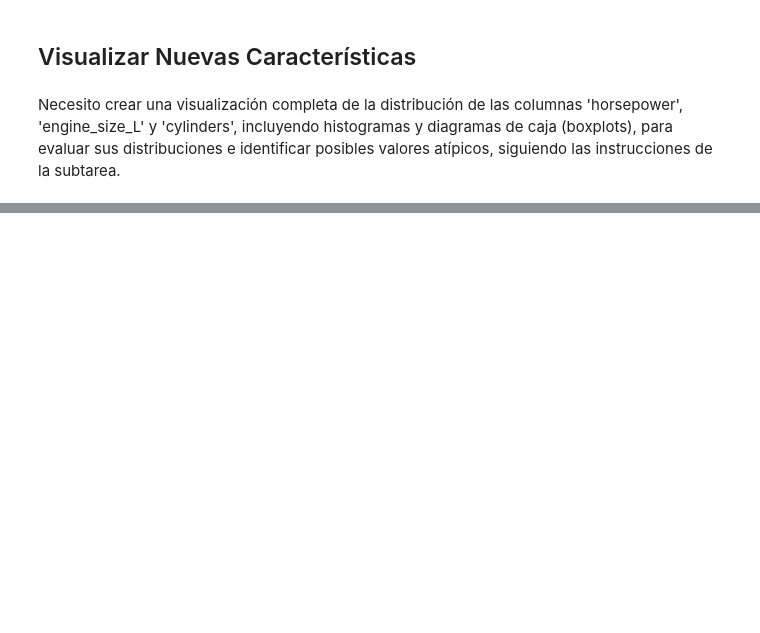
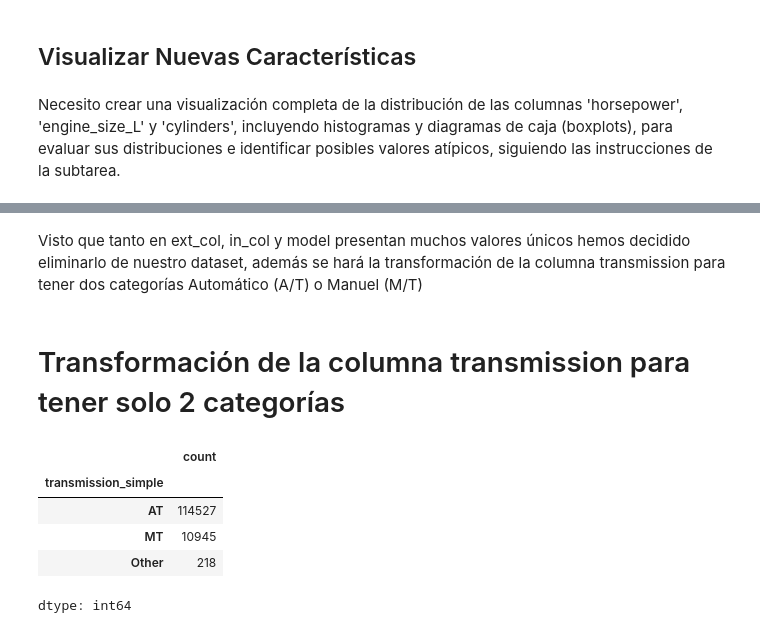
Before and after one commit to Bootcamp-Data-Analyst/proyecto7-grupo3-problema-de-regresion, a Jupyter notebook: car-price-ml-proyect/notebooks/Data_Cleaning_and_Transformation.ipynb, the cells around one changed output, grey strips where cells are left out. Cells and saved outputs as stored; diff of their text form; code cells hidden in the pictures; blank space fills up the shorter version.

```diff
--- a/car-price-ml-proyect/notebooks/Data_Cleaning_and_Transformation.ipynb
+++ b/car-price-ml-proyect/notebooks/Data_Cleaning_and_Transformation.ipynb
@@ -364,14 +447,16 @@ import re
 pattern_engine_size = r'(\d+\.?\d*)L'
 
 # Extraer tamaño del motor y crear nueva columna
-df['engine_size_L'] = df['engine'].str.extract(pattern_engine_size)[0]
+df_train['engine_size_L'] = df_train['engine'].str.extract(pattern_engine_size)[0]
+df_test['engine_size_L'] = df_test['engine'].str.extract(pattern_engine_size)[0]
 
 # Convertir a número, valores inválidos se vuelven NaN
-df['engine_size_L'] = pd.to_numeric(df['engine_size_L'], errors='coerce')
+df_train['engine_size_L'] = pd.to_numeric(df_train['engine_size_L'], errors='coerce')
+df_test['engine_size_L'] = df_test['engine'].str.extract(pattern_engine_size)[0]
 
 # Verificar extracción mostrando las primeras filas
 print("DataFrame head with extracted engine size (Liters):")
-print(df[['engine', 'engine_size_L']].head())
+print(df_train[['engine', 'engine_size_L']].head())
 # %% [output]
 DataFrame head with extracted engine size (Liters):
                                               engine  engine_size_L
@@ -412,14 +497,16 @@ import re
 pattern_cylinders = r'(\d+)\s*Cylinder'
 
 # Extraer el número de cilindros de la columna 'engine' y crear nueva columna
-df['cylinders'] = df['engine'].str.extract(pattern_cylinders)[0]
+df_train['cylinders'] = df_train['engine'].str.extract(pattern_cylinders)[0]
+df_test['cylinders'] = df_test['engine'].str.extract(pattern_cylinders)[0]
 
 # Convertir la columna 'cylinders' a tipo numérico; valores inválidos se vuelven NaN
-df['cylinders'] = pd.to_numeric(df['cylinders'], errors='coerce')
+df_train['cylinders'] = pd.to_numeric(df_train['cylinders'], errors='coerce')
+df_test['cylinders'] = df_test['engine'].str.extract(pattern_cylinders)[0]
 
 # Verificar la extracción mostrando las primeras filas
 print("DataFrame head with extracted number of cylinders:")
-print(df[['engine', 'cylinders']].head())
+print(df_train[['engine', 'cylinders']].head())
 # %% [output]
 DataFrame head with extracted number of cylinders:
                                               engine  cylinders
@@ -894,0 +726,39 @@ DataFrame exportado exitosamente a 'cleaned_train.csv'
+# %% [markdown]
+Visto que tanto en ext_col, in_col y model presentan muchos valores únicos hemos decidido eliminarlo de nuestro dataset, además se hará la transformación de la columna transmission para tener dos categorías Automático (A/T) o Manuel (M/T)
+# %% [markdown]
+# Transformación de la columna transmission para tener solo 2 categorías
+# %%
+#Funcion para reemplazar el valor
+def map_transmission_safe(x):
+    x = str(x).lower()
+
+    manual_keywords = ['manual', 'm/t']
+    auto_keywords = [
+        'automatic', 'a/t', 'cvt', 'dual', 'dct', 'auto',
+        'single-speed', 'fixed gear', 'overdrive'
+    ]
+
+    if any(k in x for k in manual_keywords):
+        return 'MT'
+    elif any(k in x for k in auto_keywords):
+        return 'AT'
+    elif 'speed' in x:
+        return 'AT'
+    else:
+        return 'Other'
+
+
+#Creacion de nueva columna
+df_train['transmission_simple'] = df_train['transmission'].apply(map_transmission_safe)
+df_train['transmission_simple'].value_counts()
+
+
+df_test['transmission_simple'] = df_train['transmission'].apply(map_transmission_safe)
+df_test['transmission_simple'].value_counts()
+# %% [output]
+|  | count |
+| transmission_simple |  |
+| AT | 114527 |
+| MT | 10945 |
+| Other | 218 |
+dtype: int64
```
Also changed, not shown: parts of 69 cells of this notebook, 2 other files.
